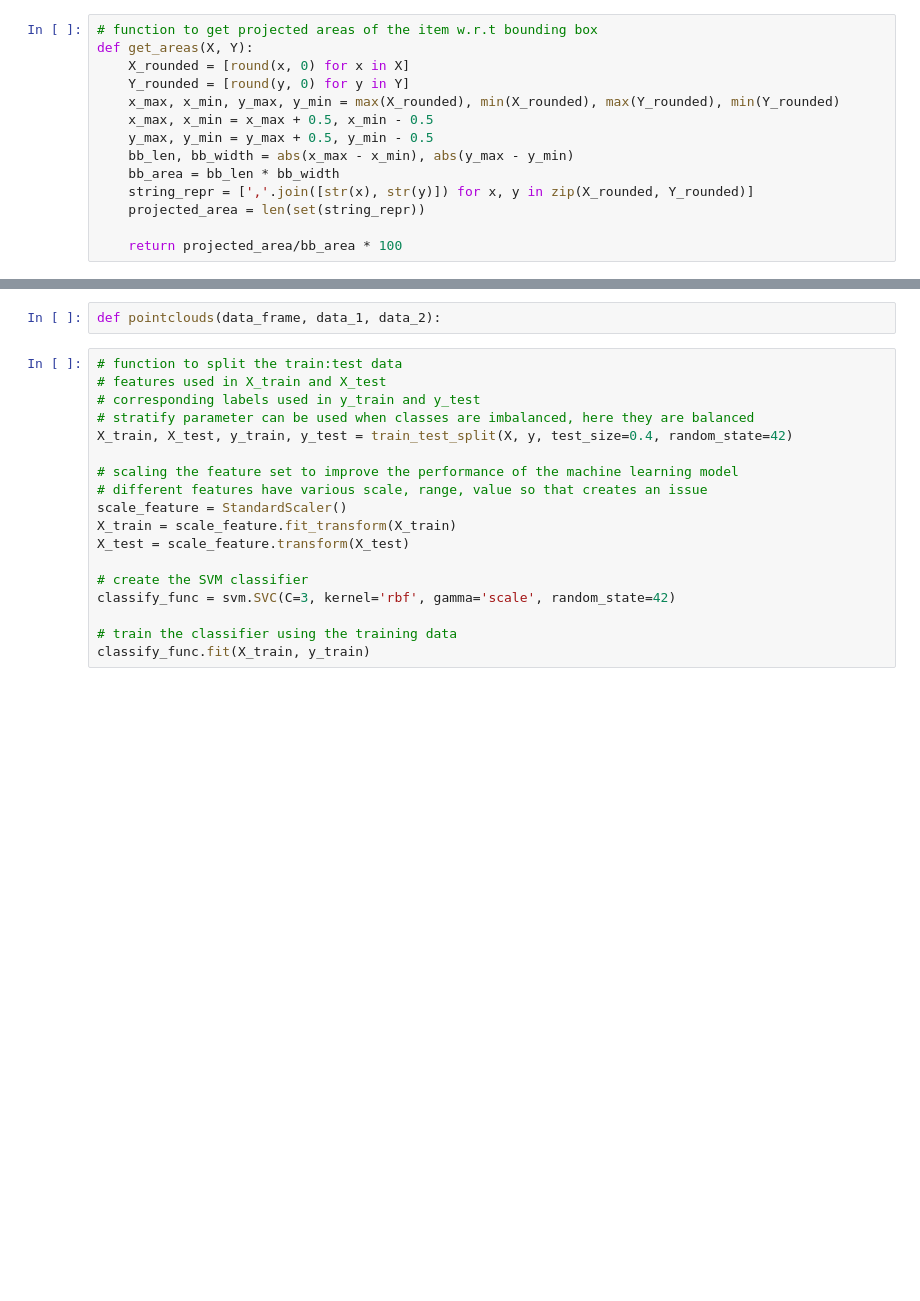
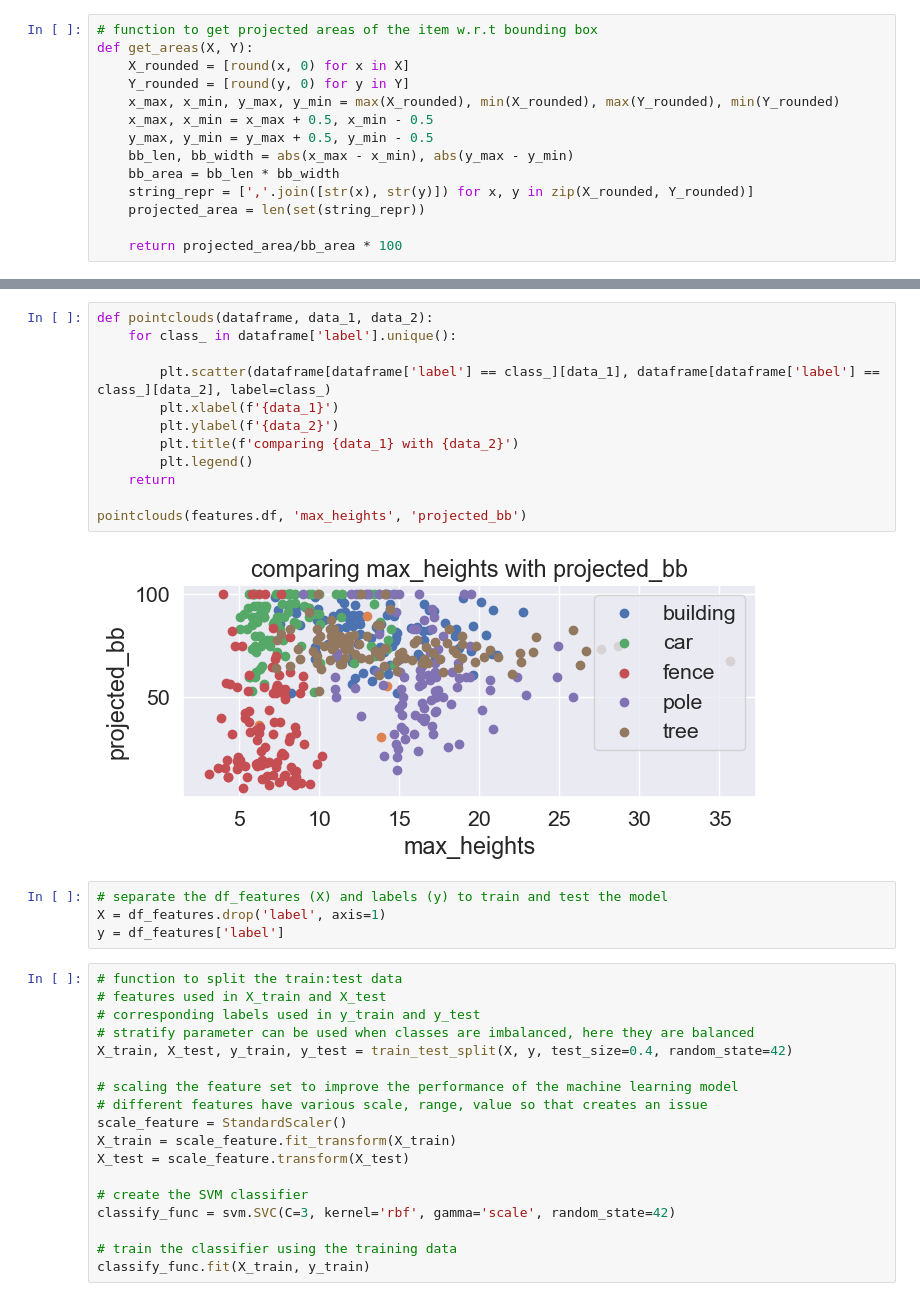
Before and after one commit to shreyakejriwal02/GEO5017_Group_13, a Jupyter notebook: Assignment_2.ipynb, the cells around one changed output, grey strips where cells are left out. Drawn from its saved outputs; the diff is of its cells as text; blank space fills up the shorter version.

```diff
--- a/Assignment_2.ipynb
+++ b/Assignment_2.ipynb
@@ -252,5 +386,21 @@ distributions(features)
-# %%
-def pointclouds(data_frame, data_1, data_2):
+# %%
+def pointclouds(dataframe, data_1, data_2):
+    for class_ in dataframe['label'].unique():
+
+        plt.scatter(dataframe[dataframe['label'] == class_][data_1], dataframe[dataframe['label'] == class_][data_2], label=class_)
+        plt.xlabel(f'{data_1}')
+        plt.ylabel(f'{data_2}')
+        plt.title(f'comparing {data_1} with {data_2}')
+        plt.legend()
+    return
+
+pointclouds(features.df, 'max_heights', 'projected_bb')
+# %% [output]
+[figure, added]
+# %%
+# separate the df_features (X) and labels (y) to train and test the model
+X = df_features.drop('label', axis=1)
+y = df_features['label']
 # %%
 # function to split the train:test data
 # features used in X_train and X_test
```
Also changed, not shown: parts of 11 cells of this notebook.
